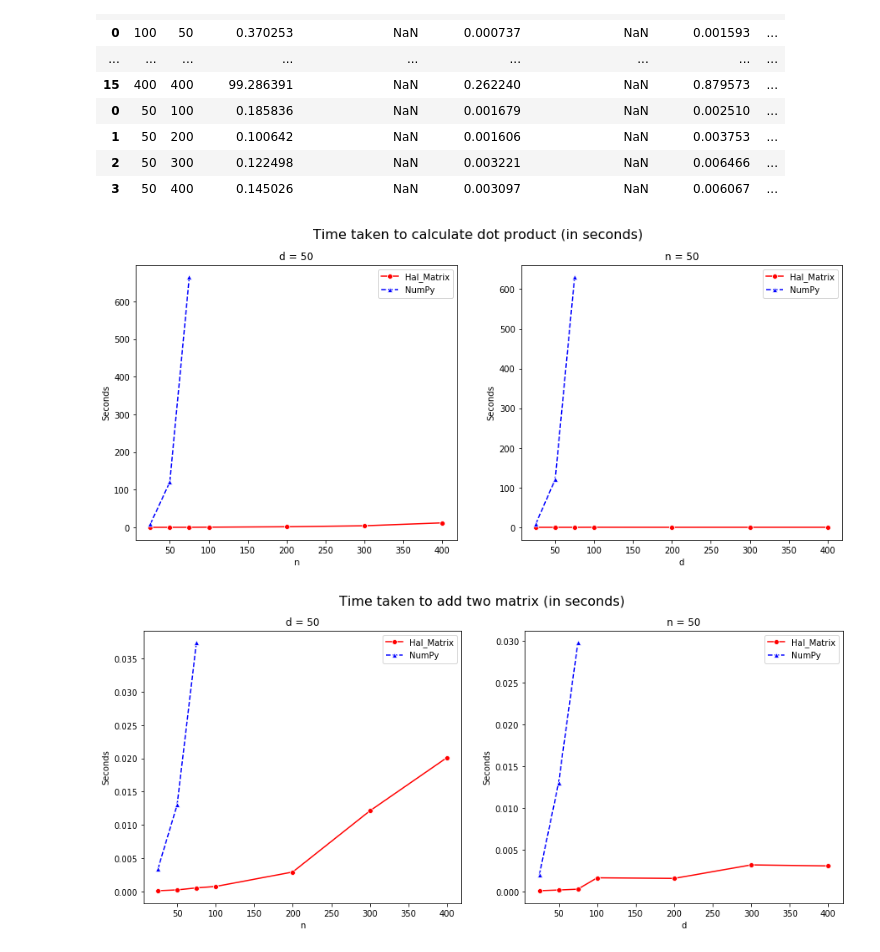
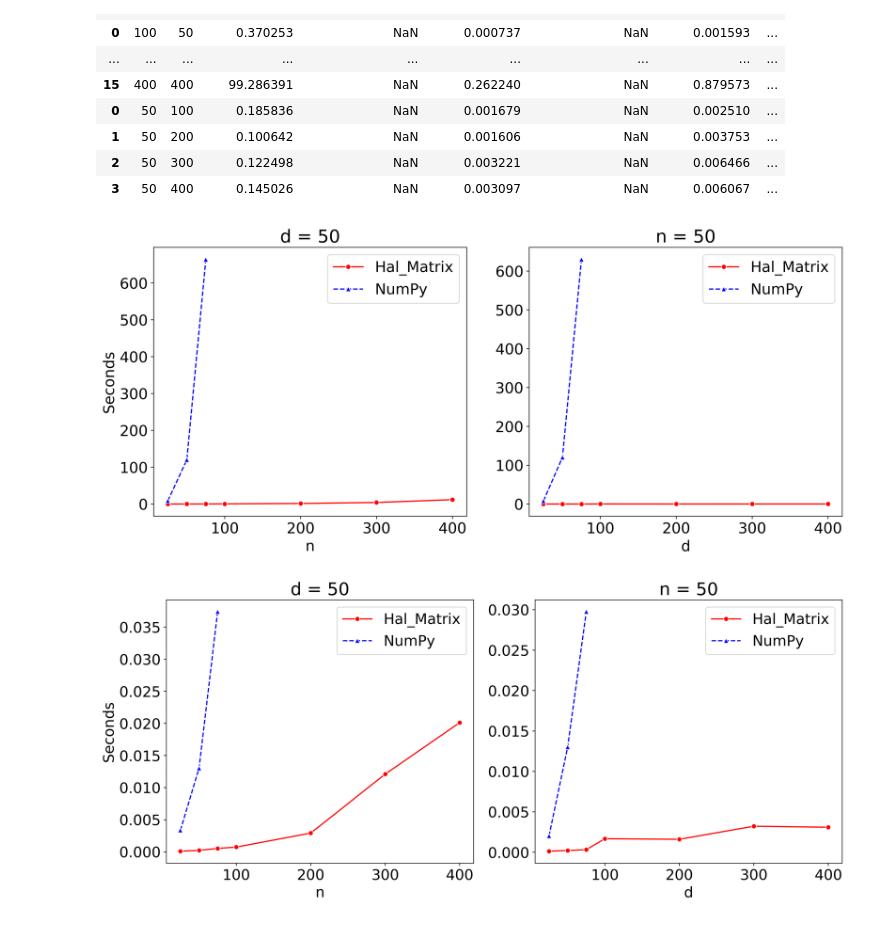
Before and after one commit to rishitoshsingh/hal-matrix, a Jupyter notebook: analysis.ipynb, the cells around one changed output. Drawn from its saved outputs; the diff is of its cells as text; code cells hidden in the pictures.

```diff
--- a/analysis.ipynb
+++ b/analysis.ipynb
@@ -5,6 +6,8 @@ import matplotlib.pyplot as plt
 import seaborn as sns
 import pandas as pd
 from test import *
+# %%
+matplotlib.rcParams.update({'font.size': 18})
 # %%
 size, reduced_size = [], []
 for d in range(1,21):
@@ -42,8 +46,8 @@ df
 | 2 | 50 | 300 | 0.122498 | NaN | 0.003221 | NaN | 0.006466 | ... |
 | 3 | 50 | 400 | 0.145026 | NaN | 0.003097 | NaN | 0.006067 | ... |
 # %%
-fig = plt.figure(figsize=(15,6))
-fig.suptitle('Time taken to calculate dot product (in seconds)', fontsize=16)
+fig = plt.figure(figsize=(15,6),dpi=400)
+# fig.suptitle('Time taken to calculate dot product (in seconds)', fontsize=16)
 ax1=fig.add_subplot(121)
 ax1.set_title('d = 50')
 sns.lineplot(data=df.query("d == '50'"), x='n', y='dot_hal_time', color='red', marker='o')
@@ -58,31 +62,31 @@ sns.lineplot(data=df.query("n == '50'"), x='d', y='dot_hal_time', color='red', m
 sns.lineplot(data=df.query("n == '50'"), x='d', y='dot_numpy_time', color='blue', marker='^')
 ax2.lines[1].set_linestyle("--")
 ax2.legend(['Hal_Matrix','NumPy'])
-ax2.set_ylabel('Seconds')
+ax2.set_ylabel('')
 ax2.set_xlabel('d')
-plt.savefig('graphs/dot.png', bbox_inches='tight')
+plt.savefig('tex/graphs/dot2.png', bbox_inches='tight')
 # %% [output]
-[figure, old version]
+[figure, new version]
 # %%
-fig = plt.figure(figsize=(15,6))
-fig.suptitle('Time taken to add two matrix (in seconds)', fontsize=16)
+fig = plt.figure(figsize=(15,6),dpi=400)
+# fig.suptitle('Time taken to add two matrix (in seconds)', fontsize=16)
 ax1=fig.add_subplot(121)
 ax1.set_title('d = 50')
 sns.lineplot(data=df.query("d == '50'"), x='n', y='add_hal_time', color='red', marker='o')
 sns.lineplot(data=df.query("d == '50'"), x='n', y='add_numpy_time', color='blue', marker='^')
 ax1.lines[1].set_linestyle("--")
 ax1.legend(['Hal_Matrix','NumPy'])
 ax1.set_ylabel('Seconds')
 ax1.set_xlabel('n')
 ax2=fig.add_subplot(122)
 ax2.set_title('n = 50')
 sns.lineplot(data=df.query("n == '50'"), x='d', y='add_hal_time', color='red', marker='o')
 sns.lineplot(data=df.query("n == '50'"), x='d', y='add_numpy_time', color='blue', marker='^')
 ax2.lines[1].set_linestyle("--")
 ax2.legend(['Hal_Matrix','NumPy'])
-ax2.set_ylabel('Seconds')
+ax2.set_ylabel('')
 ax2.set_xlabel('d')
-plt.savefig('graphs/add.png', bbox_inches='tight')
+plt.savefig('tex/graphs/add2.png', bbox_inches='tight')
 # %% [output]
-[figure, old version]
+[figure, new version]
 # %%
```
Also changed, not shown: parts of 4 cells of this notebook, 24 other files.
